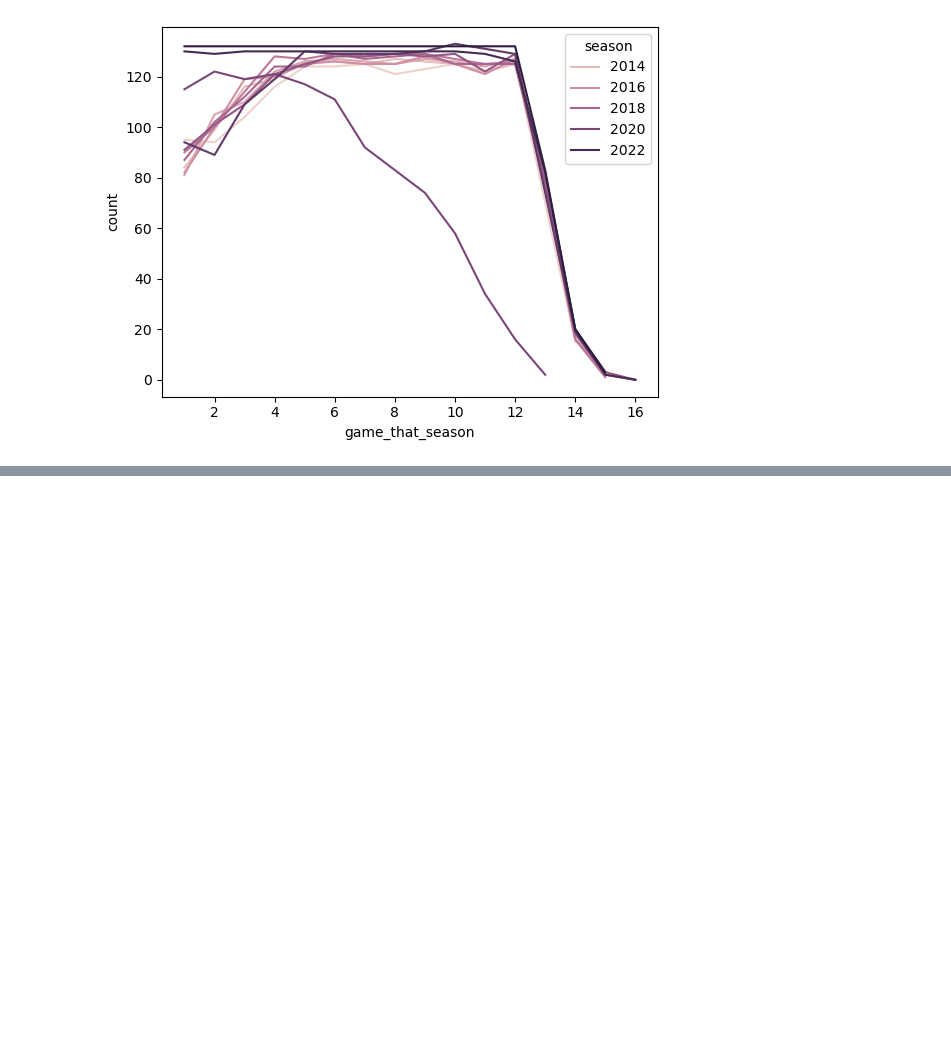
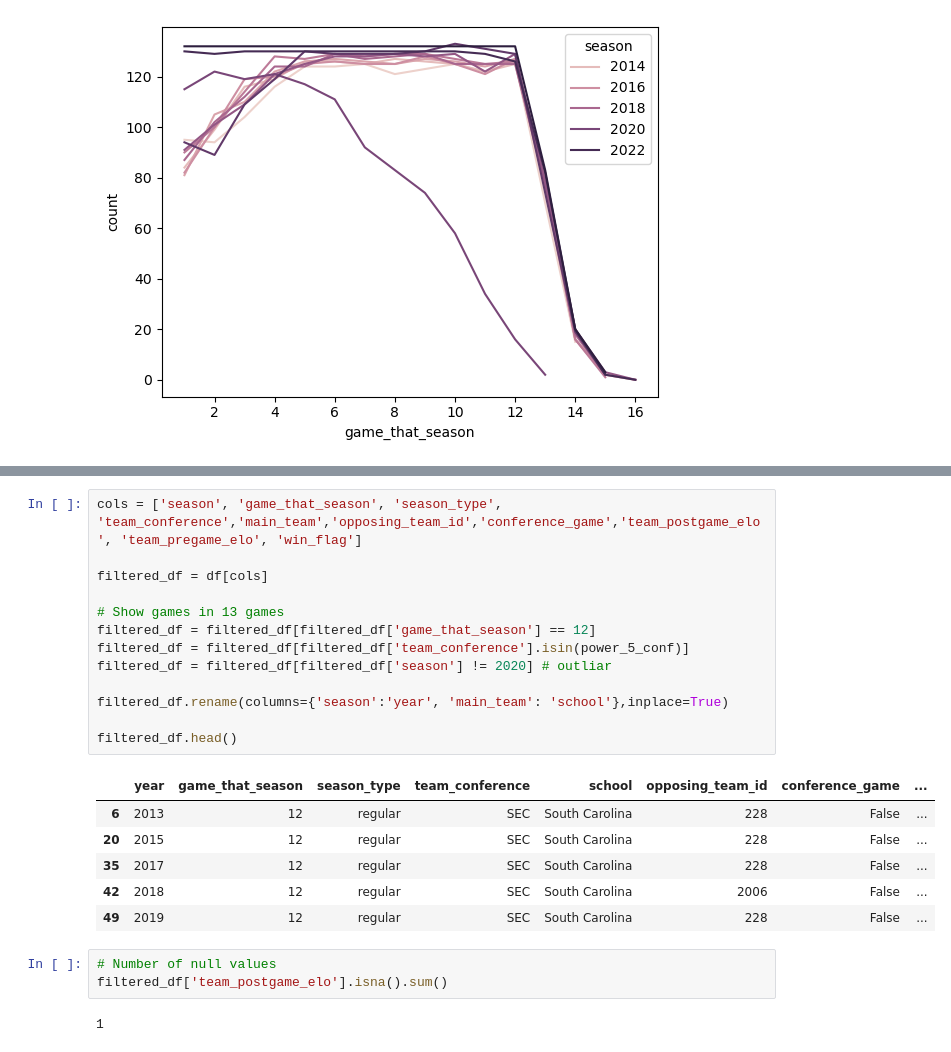
Before and after one commit to aserban13/SIADS593-MilestoneI, a Jupyter notebook: notebooks/2_data_cleaning.ipynb, the cells around one changed output, grey strips where cells are left out. Cells and saved outputs as stored; diff of their text form; blank space fills up the shorter version.

```diff
--- a/notebooks/2_data_cleaning.ipynb
+++ b/notebooks/2_data_cleaning.ipynb
@@ -167,0 +159,25 @@ team_conference.groupby(['season']).agg(
+# %%
+cols = ['season', 'game_that_season', 'season_type', 'team_conference','main_team','opposing_team_id','conference_game','team_postgame_elo', 'team_pregame_elo', 'win_flag']
+
+filtered_df = df[cols]
+
+# Show games in 13 games
+filtered_df = filtered_df[filtered_df['game_that_season'] == 12]
+filtered_df = filtered_df[filtered_df['team_conference'].isin(power_5_conf)]
+filtered_df = filtered_df[filtered_df['season'] != 2020] # outliar
+
+filtered_df.rename(columns={'season':'year', 'main_team': 'school'},inplace=True)
+
+filtered_df.head()
+# %% [output]
+|  | year | game_that_season | season_type | team_conference | school | opposing_team_id | conference_game | ... |
+| 6 | 2013 | 12 | regular | SEC | South Carolina | 228 | False | ... |
+| 20 | 2015 | 12 | regular | SEC | South Carolina | 228 | False | ... |
+| 35 | 2017 | 12 | regular | SEC | South Carolina | 228 | False | ... |
+| 42 | 2018 | 12 | regular | SEC | South Carolina | 2006 | False | ... |
+| 49 | 2019 | 12 | regular | SEC | South Carolina | 228 | False | ... |
+# %%
+# Number of null values
+filtered_df['team_postgame_elo'].isna().sum()
+# %% [output]
+1
```
Also changed, not shown: parts of 22 cells of this notebook.
